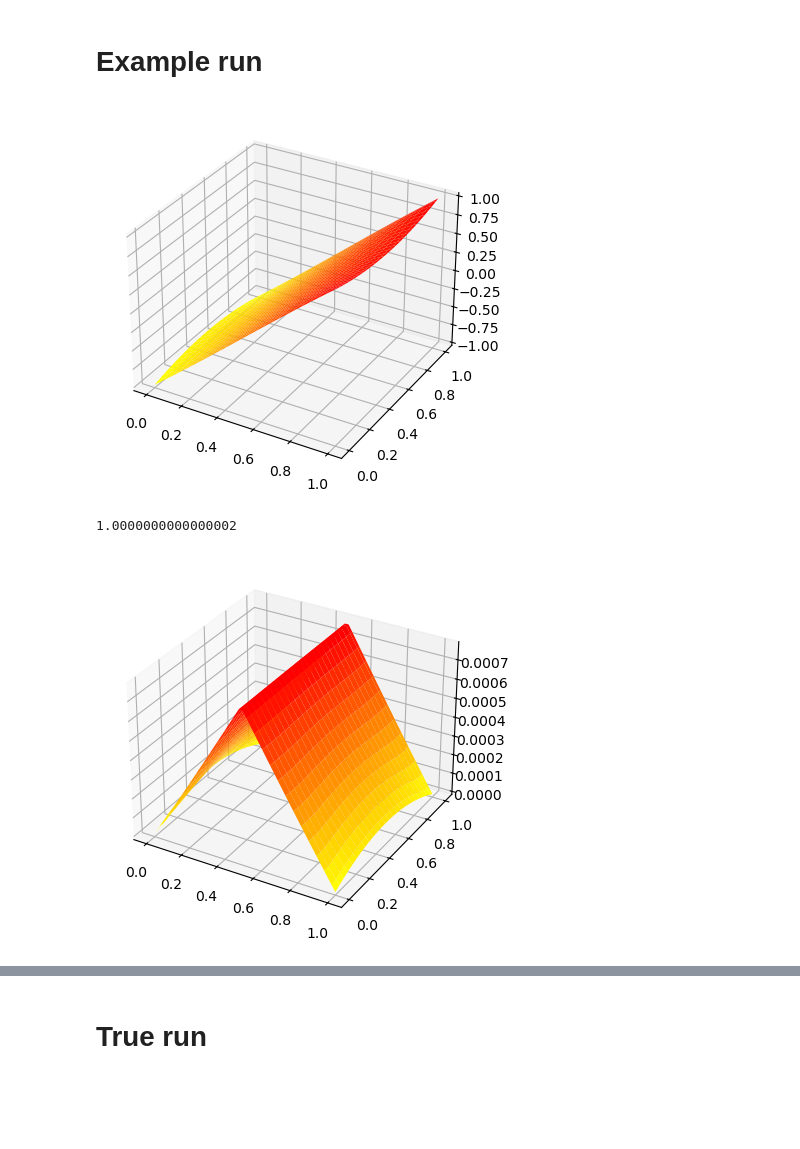
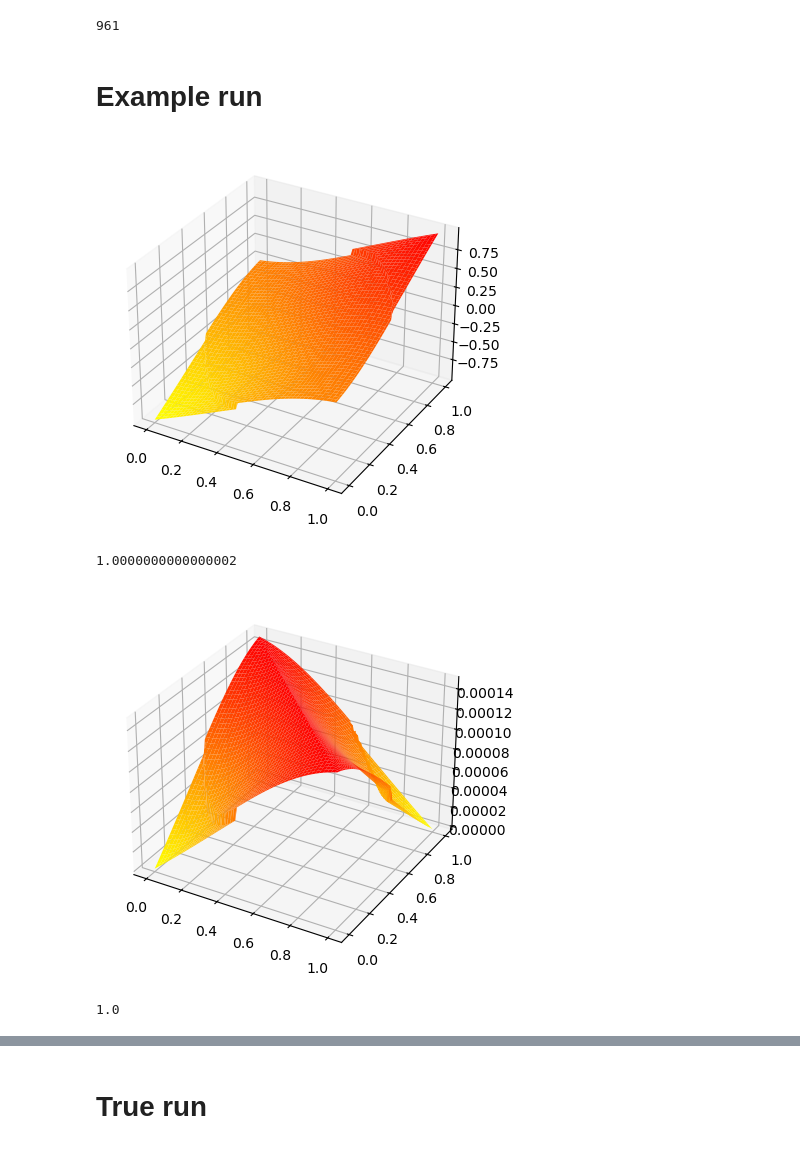
Before and after one commit to darkraisisi/sampling_hillslope_surrogate, a Jupyter notebook: exploitation.ipynb, the cells around one changed output, grey strips where cells are left out. Saved outputs shown, nothing was run; the diff lists cells and outputs as text; code cells hidden in the pictures; blank space fills up the shorter version.

```diff
--- a/exploitation.ipynb
+++ b/exploitation.ipynb
@@ -31,6 +34,21 @@ def get_primes(n):
             for i in range(p, n+1, p):
                 sieve[i] = False
     return out
+# %%
+# All sampling methods instances you want to test.
+sampling_methods = [Random, Grid, LatinHyperCube, OrtogonalLatinHyperCube, GREEDYFP]
+
+requested_n = 1000
+prime = get_primes(int(np.sqrt(requested_n)))[-1]
+n_samples = prime**2
+
+# Minimal model testing
+g = 1.79
+B_lim, D_lim = 2.9, 0.4
+bounds = [(0, D_lim), (0, B_lim)]
+n_samples
+# %% [output]
+961
 # %%
 # Define the variogram model (simple linear model)
 def variogram(x, y):
@@ -123,35 +104,77 @@ def weighted_lhs_with_pdf(bounds, n_samples, pdf):
+# %%
+def create_pdf_from_grid_exp(grid_z, beta=1.0):
+    # Ensure grid_z has only non-negative values by taking absolute values
+    grid_z = np.abs(grid_z)
+
+    # Normalize the grid values to the range [0, 1]
+    min_val = np.min(grid_z)
+    max_val = np.max(grid_z)
+    normalized_grid_z = (grid_z - min_val) / (max_val - min_val)
+
+    # Apply the exponential function to emphasize closeness to zero
+    exp_grid_z = np.exp(-beta * normalized_grid_z)
+
+    # Normalize to create a proper probability density function
+    pdf = exp_grid_z / np.sum(exp_grid_z)
+
+    return pdf
 # %% [markdown]
 # Example run
 # %%
 # Sample data points (x, y, z)
-test_points = np.array([
+straight_slope = np.array([
     [0, 0, -1],
     [0, 1, -1],
 
     [0.5, 0, 0],
     [0.5, 1, 0],
 
     [1, 0, 1],
     [1, 1, 1]
 ])
 
+# Sample data points (x, y, z)
+diagonal_slope = np.array([
+    [0, 0, -1],
+    [0, 1, 0],
+
+    [1, 0, 0],
+    [1, 1, 1]
+])
+
+test_points = diagonal_slope
+
 # Define grid
-grid_x, grid_y = np.mgrid[0:1:50j, 0:1:50j]
-# Perform Kriging interpolation
-grid_z = kriging_interpolation(test_points, grid_x, grid_y)
+B_grid, D_grid = np.mgrid[0:1:100j, 0:1:100j]
+V = Variogram(test_points[:,:2], test_points[:,2], n_lags=10, model='spherical', normalize=False)
+ok = OrdinaryKriging(V, min_points=1, max_points=50, mode='estimate')
+dD_dt = ok.transform(B_grid.flatten(), D_grid.flatten()).reshape(B_grid.shape)
 
 fig = plt.figure()
 ax = fig.add_subplot(111, projection="3d")
-ax.plot_surface(grid_x, grid_y, grid_z, cmap="autumn_r", lw=1, rstride=2, cstride=2)
+ax.plot_surface(B_grid, D_grid, dD_dt, cmap="autumn_r", lw=1, rstride=2, cstride=2)
 plt.show()
 
-pdf = create_pdf_from_grid(grid_z)
-print(pdf.sum())
+test_pdf = create_pdf_from_grid(dD_dt)
+print(test_pdf.sum())
 fig = plt.figure()
 ax = fig.add_subplot(111, projection="3d")
-ax.plot_surface(grid_x, grid_y, pdf, cmap="autumn_r", lw=1, rstride=2, cstride=2)
+ax.plot_surface(B_grid, D_grid, test_pdf, cmap="autumn_r", lw=1, rstride=2, cstride=2)
 plt.show()
+
+test_pdf_exp = create_pdf_from_grid_exp(dD_dt, beta=4)
+print(test_pdf_exp.sum())
+fig = plt.figure()
+ax = fig.add_subplot(111, projection="3d")
+ax.plot_surface(B_grid, D_grid, test_pdf_exp, cmap="autumn_r", lw=1, rstride=2, cstride=2)
+plt.show()
+
+plt.hist(test_pdf.flatten(), label='orig')
+plt.hist(test_pdf_exp.flatten(), label='exp')
+plt.legend()
+plt.show()
 # %% [output]
-[figure, old version]
+[figure, new version]
 1.0000000000000002
-[figure, old version]
+[figure, new version]
+1.0
```
Also changed, not shown: parts of 40 cells of this notebook, 17 other files.
